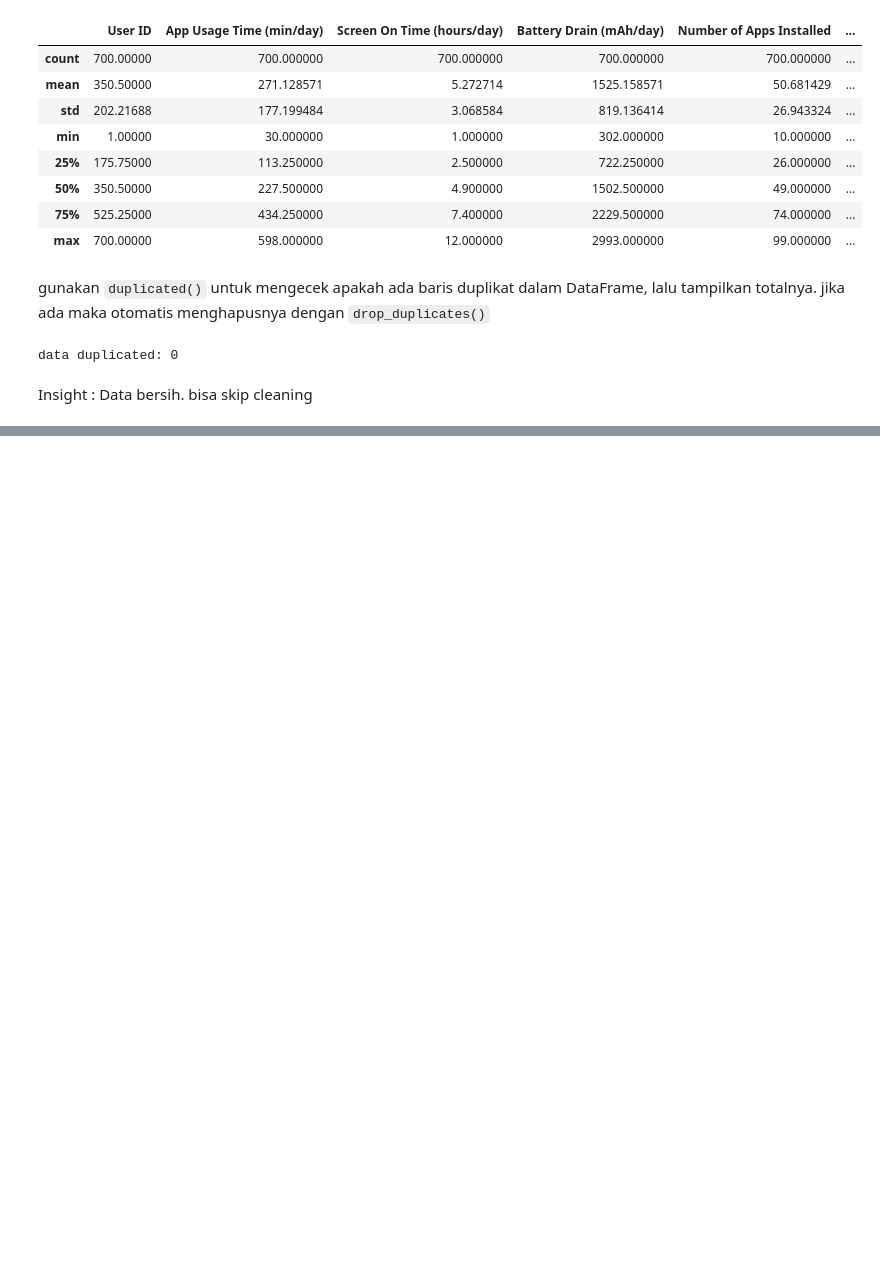
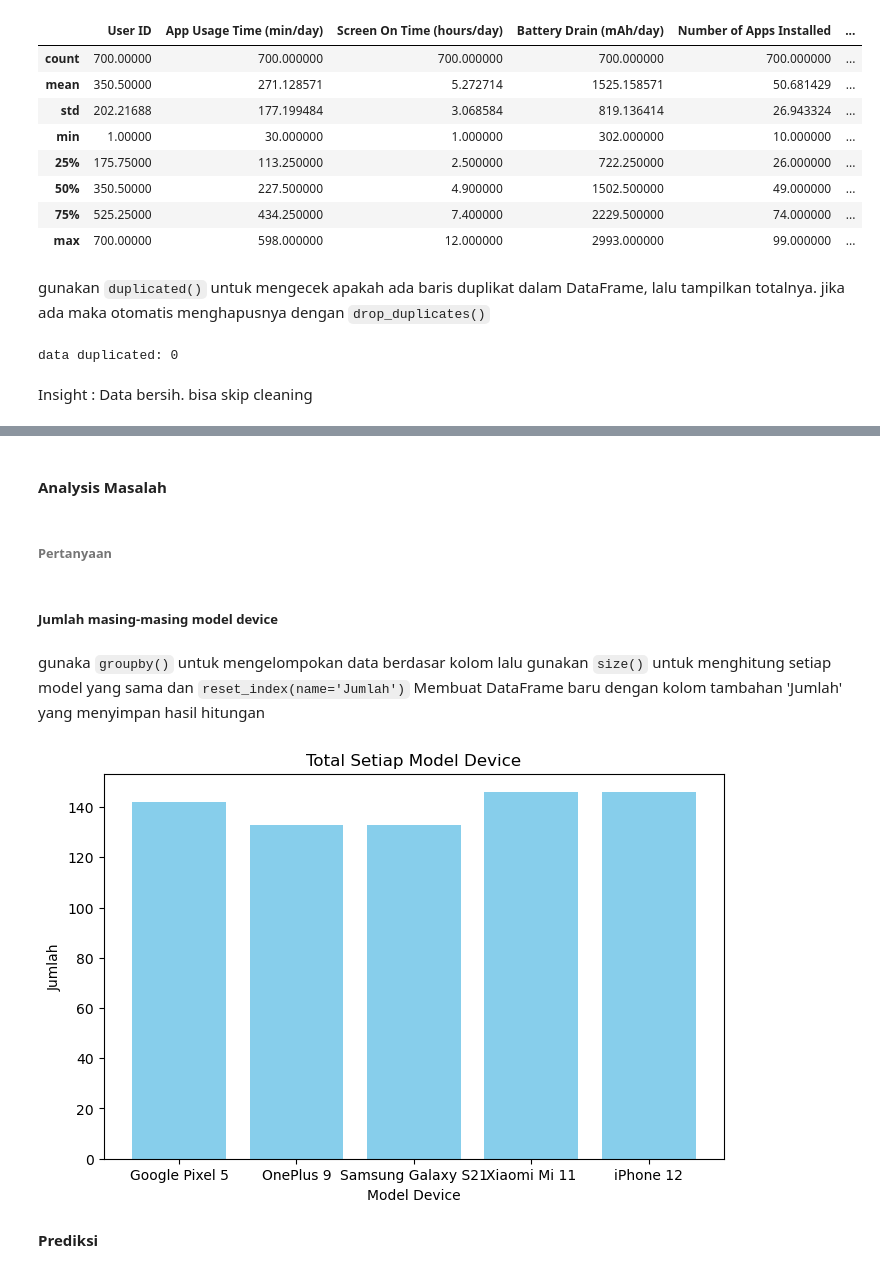
Before and after one commit to Bokibyte/PProKom, a Jupyter notebook: Semester_3/Data_Mining/P2_1611/Project_UTS.ipynb, the cells around one changed output, grey strips where cells are left out. Saved outputs shown, nothing was run; the diff lists cells and outputs as text; code cells hidden in the pictures; blank space fills up the shorter version.

```diff
--- a/Semester_3/Data_Mining/P2_1611/Project_UTS.ipynb
+++ b/Semester_3/Data_Mining/P2_1611/Project_UTS.ipynb
@@ -129,0 +203,31 @@ Insight : Data bersih. bisa skip cleaning
+# %% [markdown]
+#### Analysis Masalah
+# %% [markdown]
+###### Pertanyaan
+# %% [markdown]
+##### Jumlah masing-masing model device
+# %% [markdown]
+gunaka `groupby()` untuk mengelompokan data berdasar kolom lalu gunakan `size()` untuk menghitung setiap model yang sama dan `reset_index(name='Jumlah')` Membuat DataFrame baru dengan kolom tambahan 'Jumlah' yang menyimpan hasil hitungan
+# %%
+
+
+
+total_by_device = user_behavior.groupby('Device Model').size().reset_index(name='Jumlah')
+
+# membuat bar chart
+# figure untuk mengatur ukuran gambar (x, y)
+plt.figure(figsize=(8, 5))
+plt.bar(total_by_device['Device Model'], total_by_device['Jumlah'], color='skyblue')
+
+# membuat chart
+# x bagian horziontal (model) y bagian vertikal(Jumlah)
+plt.xlabel('Model Device')
+plt.ylabel('Jumlah')
+plt.title('Total Setiap Model Device')
+
+# tampilin chart
+plt.show()
+# %% [output]
+[figure, added]
+# %% [markdown]
+**Prediksi**
```
Also changed, not shown: parts of 15 cells of this notebook.
